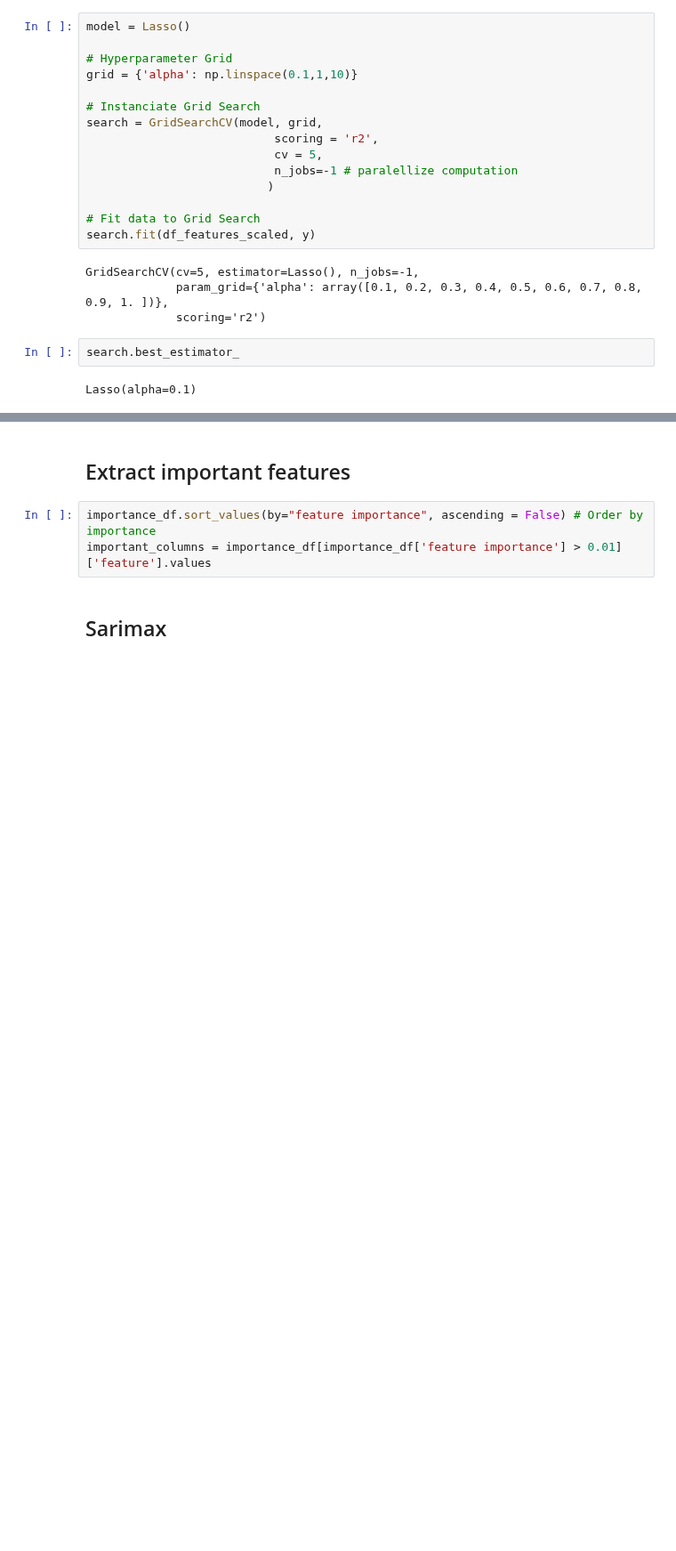
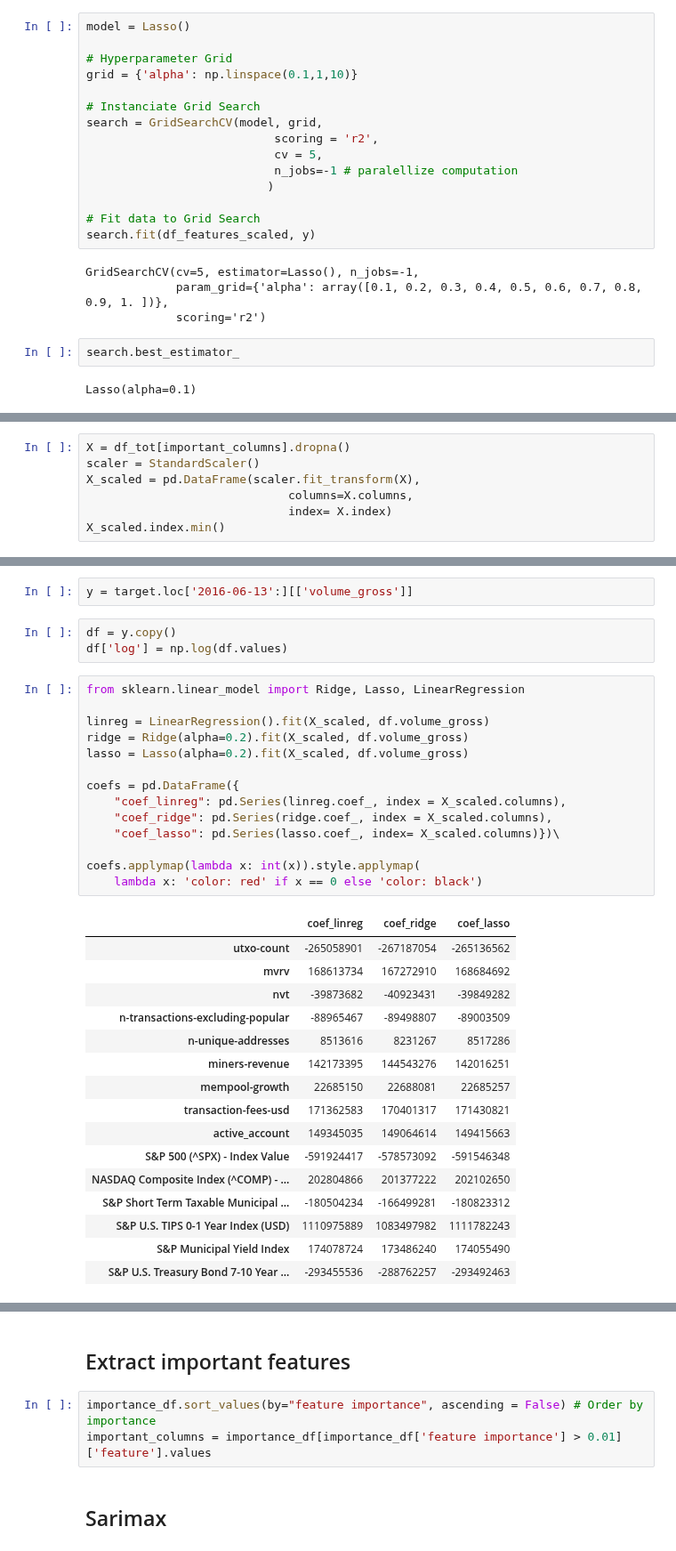
Before and after one commit to michelangelo89/btc_sent_fc, a Jupyter notebook: notebooks/Feature Selection.ipynb, the cells around one changed output, grey strips where cells are left out. Shown at 89% size. Cells and saved outputs as stored; diff of their text form; blank space fills up the shorter version.

```diff
--- a/notebooks/Feature Selection.ipynb
+++ b/notebooks/Feature Selection.ipynb
@@ -154,0 +157,7 @@ Lasso(alpha=0.1)
+# %%
+X = df_tot[important_columns].dropna()
+scaler = StandardScaler()
+X_scaled = pd.DataFrame(scaler.fit_transform(X),
+                             columns=X.columns,
+                             index= X.index)
+X_scaled.index.min()
@@ -154,0 +166,36 @@ Lasso(alpha=0.1)
+# %%
+y = target.loc['2016-06-13':][['volume_gross']]
+# %%
+df = y.copy()
+df['log'] = np.log(df.values)
+# %%
+from sklearn.linear_model import Ridge, Lasso, LinearRegression
+
+linreg = LinearRegression().fit(X_scaled, df.volume_gross)
+ridge = Ridge(alpha=0.2).fit(X_scaled, df.volume_gross)
+lasso = Lasso(alpha=0.2).fit(X_scaled, df.volume_gross)
+
+coefs = pd.DataFrame({
+    "coef_linreg": pd.Series(linreg.coef_, index = X_scaled.columns),
+    "coef_ridge": pd.Series(ridge.coef_, index = X_scaled.columns),
+    "coef_lasso": pd.Series(lasso.coef_, index= X_scaled.columns)})\
+
+coefs.applymap(lambda x: int(x)).style.applymap(
+    lambda x: 'color: red' if x == 0 else 'color: black')
+# %% [output]
+|  | coef_linreg | coef_ridge | coef_lasso |
+| utxo-count | -265058901 | -267187054 | -265136562 |
+| mvrv | 168613734 | 167272910 | 168684692 |
+| nvt | -39873682 | -40923431 | -39849282 |
+| n-transactions-excluding-popular | -88965467 | -89498807 | -89003509 |
+| n-unique-addresses | 8513616 | 8231267 | 8517286 |
+| miners-revenue | 142173395 | 144543276 | 142016251 |
+| mempool-growth | 22685150 | 22688081 | 22685257 |
+| transaction-fees-usd | 171362583 | 170401317 | 171430821 |
+| active_account | 149345035 | 149064614 | 149415663 |
+| S&P 500 (^SPX) - Index Value | -591924417 | -578573092 | -591546348 |
+| NASDAQ Composite Index (^COMP) - ... | 202804866 | 201377222 | 202102650 |
+| S&P Short Term Taxable Municipal ... | -180504234 | -166499281 | -180823312 |
+| S&P U.S. TIPS 0-1 Year Index (USD) | 1110975889 | 1083497982 | 1111782243 |
+| S&P Municipal Yield Index | 174078724 | 173486240 | 174055490 |
+| S&P U.S. Treasury Bond 7-10 Year ... | -293455536 | -288762257 | -293492463 |
```
Also changed, not shown: parts of 13 cells of this notebook, 13 other files.
